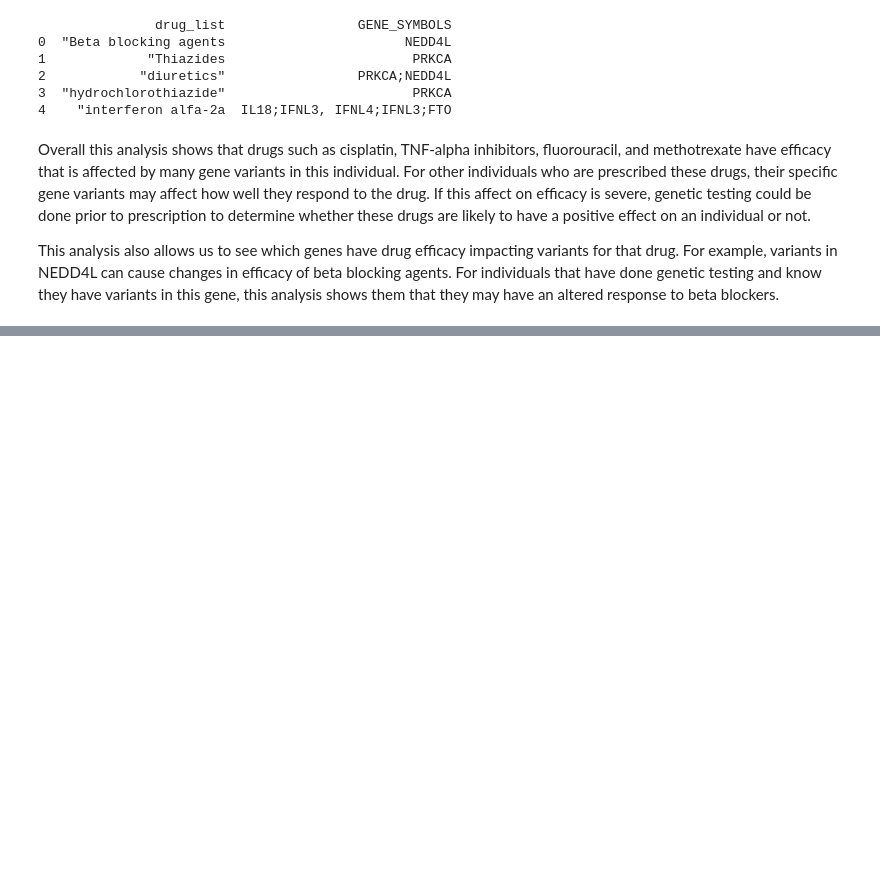
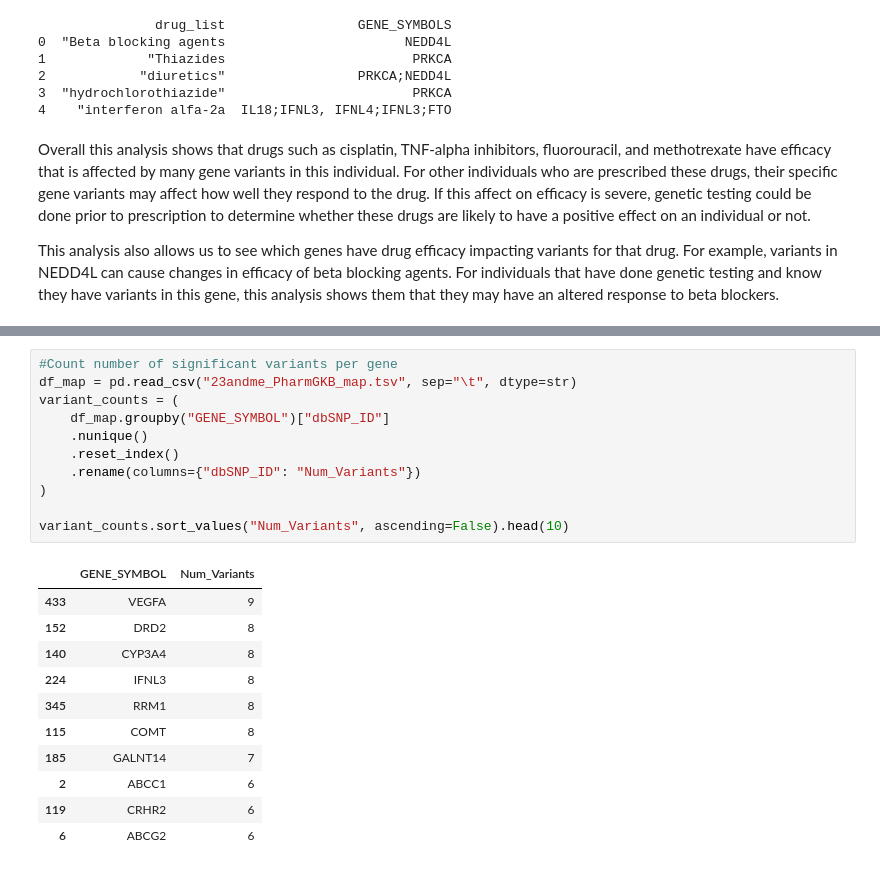
Before and after one commit to GSYH/Team-4_Project-1, a Jupyter notebook: Drug annotation of 23andme.ipynb, the cells around one changed output, grey strips where cells are left out. Drawn from its saved outputs; the diff is of its cells as text; blank space fills up the shorter version.

```diff
--- a/Drug annotation of 23andme.ipynb
+++ b/Drug annotation of 23andme.ipynb
@@ -324,0 +337,23 @@ This analysis also allows us to see which genes have drug efficacy impacting var
+# %%
+#Count number of significant variants per gene
+df_map = pd.read_csv("23andme_PharmGKB_map.tsv", sep="\t", dtype=str)
+variant_counts = (
+    df_map.groupby("GENE_SYMBOL")["dbSNP_ID"]
+    .nunique()
+    .reset_index()
+    .rename(columns={"dbSNP_ID": "Num_Variants"})
+)
+
+variant_counts.sort_values("Num_Variants", ascending=False).head(10)
+# %% [output]
+|  | GENE_SYMBOL | Num_Variants |
+| 433 | VEGFA | 9 |
+| 152 | DRD2 | 8 |
+| 140 | CYP3A4 | 8 |
+| 224 | IFNL3 | 8 |
+| 345 | RRM1 | 8 |
+| 115 | COMT | 8 |
+| 185 | GALNT14 | 7 |
+| 2 | ABCC1 | 6 |
+| 119 | CRHR2 | 6 |
+| 6 | ABCG2 | 6 |
```
Also changed, not shown: parts of 12 cells of this notebook, 1 other file.
